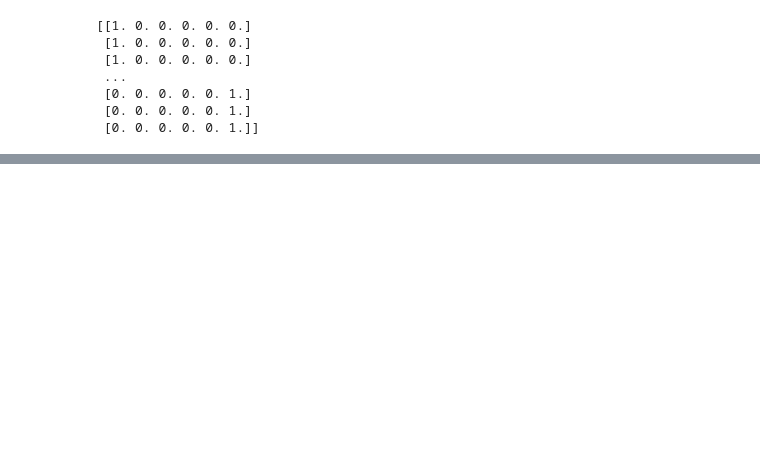
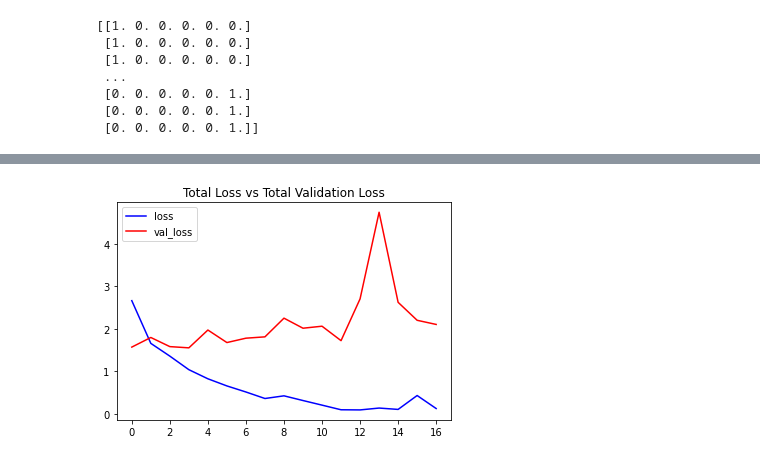
Before and after one commit to 01-DC/Applications-Of-RNN, a Jupyter notebook: HAR using CNN+LSTM on HMDB51.ipynb, the cells around one changed output, grey strips where cells are left out. Cells and saved outputs as stored; diff of their text form; code cells hidden in the pictures; blank space fills up the shorter version.

```diff
--- a/HAR using CNN+LSTM on HMDB51.ipynb
+++ b/HAR using CNN+LSTM on HMDB51.ipynb
@@ -311,0 +373,40 @@ plotMetric(lrcn_model_training, 'accuracy', 'val_accuracy', 'Total Accuracy vs T
+# %%
+def addResidualLayer(model, filters):
+  start_block= model
+  model= Conv2D(filters=filters, kernel_size=3, padding='same')(model)
+  model= BatchNormalization(momentum=0.9)(model)
+  model= LeakyReLU(0.2)(model)
+  return concatenate([start_block, model])
+
+def createConcatenatedRNN():
+  input_layer= Input(shape=(MAX_FRAMES, VIDEO_WIDTH, VIDEO_HEIGHT, 3))
+
+  model= ConvLSTM2D(32, 3, padding='same', return_sequences= False)(input_layer)
+  model= BatchNormalization(momentum=0.9)(model)
+  model= LeakyReLU(0.2)(model)
+
+  filters= 64
+
+  for _ in range(6):
+    model= addResidualLayer(model, filters)
+    try:
+      model= MaxPooling2D((3,3))(model)
+    except:
+      model= MaxPooling2D((1,1))(model)
+
+    if filters < 512:
+      filters *= 2
+
+  model= Flatten()(model)
+  #model= LSTM(40)(model)
+  model= Dense(len(SELECTED_ACTIONS), activation='softmax')(model)
+  model= Model(input_layer, model)
+
+  model.compile(optimizer=Adam(learning_rate=1e-4),
+              loss='categorical_crossentropy',
+              metrics=['accuracy'])
+
+  model.summary()
+  return model
+# %%
+concatenatedRNN_model= createConcatenatedRNN()
@@ -311,0 +431,2 @@ plotMetric(lrcn_model_training, 'accuracy', 'val_accuracy', 'Total Accuracy vs T
+# %%
+concatenatedRNN_model_training= concatenatedRNN_model.fit(x= X_train, y= y_train, epochs= 100, batch_size= 6, shuffle= True, validation_split= 0.2, callbacks=[earlyStoppingCallback2])
@@ -311,0 +458,4 @@ plotMetric(lrcn_model_training, 'accuracy', 'val_accuracy', 'Total Accuracy vs T
+# %%
+plotMetric(concatenatedRNN_model_training, 'loss', 'val_loss', 'Total Loss vs Total Validation Loss')
+# %% [output]
+[figure, added]
```
Also changed, not shown: parts of 30 cells of this notebook, 1 other file.
